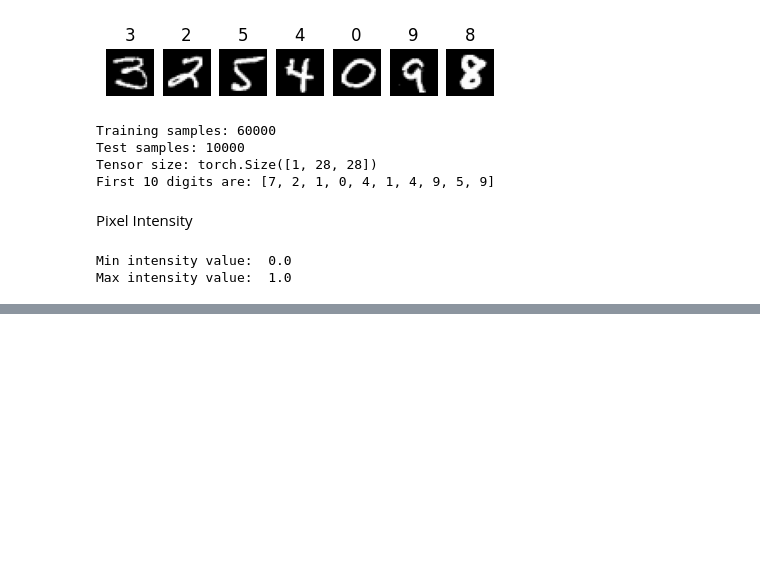
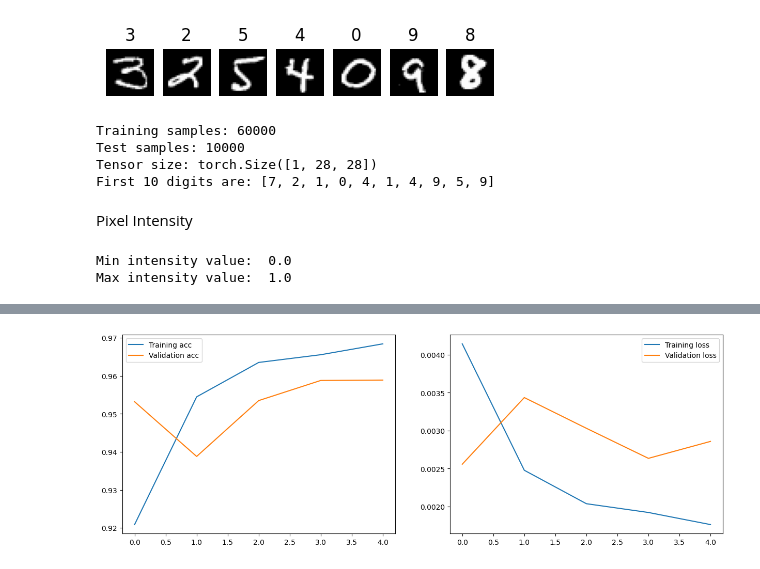
Before and after one commit to lokeshcv/ComputerVisionDeepLearning, a Jupyter notebook: pytorch_vision.ipynb, the cells around one changed output, grey strips where cells are left out. Cells and saved outputs as stored; diff of their text form; code cells hidden in the pictures; blank space fills up the shorter version.

```diff
--- a/pytorch_vision.ipynb
+++ b/pytorch_vision.ipynb
@@ -91,0 +402,26 @@ Max intensity value:  1.0
+# %%
+from torch.nn.functional import relu, log_softmax
+
+class Mnist_Net(nn.Module):
+    def __init__(self):
+        super(Mnist_Net, self).__init__()
+        self.flatten = nn.Flatten()
+        self.hidden_1 = nn.Linear(784, 128)
+        self.relu1 = nn.ReLU()
+        self.relu2 = nn.ReLU()
+        self.hidden_2 = nn.Linear(128,64)
+        self.out = nn.Linear(64, 10)
+
+    def forward(self, x):
+        x = self.flatten(x)
+        x = self.hidden_1(x)
+        x = self.relu1(x)
+        x = self.hidden_2(x)
+        x = self.relu2(x)
+        x = self.out(x)
+        x = log_softmax(x,dim=1)
+        return x
+
+net = Mnist_Net().to(default_device)
+
+summary(net,input_size=(1,28,28),device=default_device)
@@ -91,0 +446,5 @@ Max intensity value:  1.0
+# %%
+hist = train(net, train_loader,test_loader, epochs=5)
+
+plot_results(hist)
+# %% [output]
@@ -91,0 +456 @@ Max intensity value:  1.0
+[figure, added]
```
Also changed, not shown: parts of 25 cells of this notebook.
